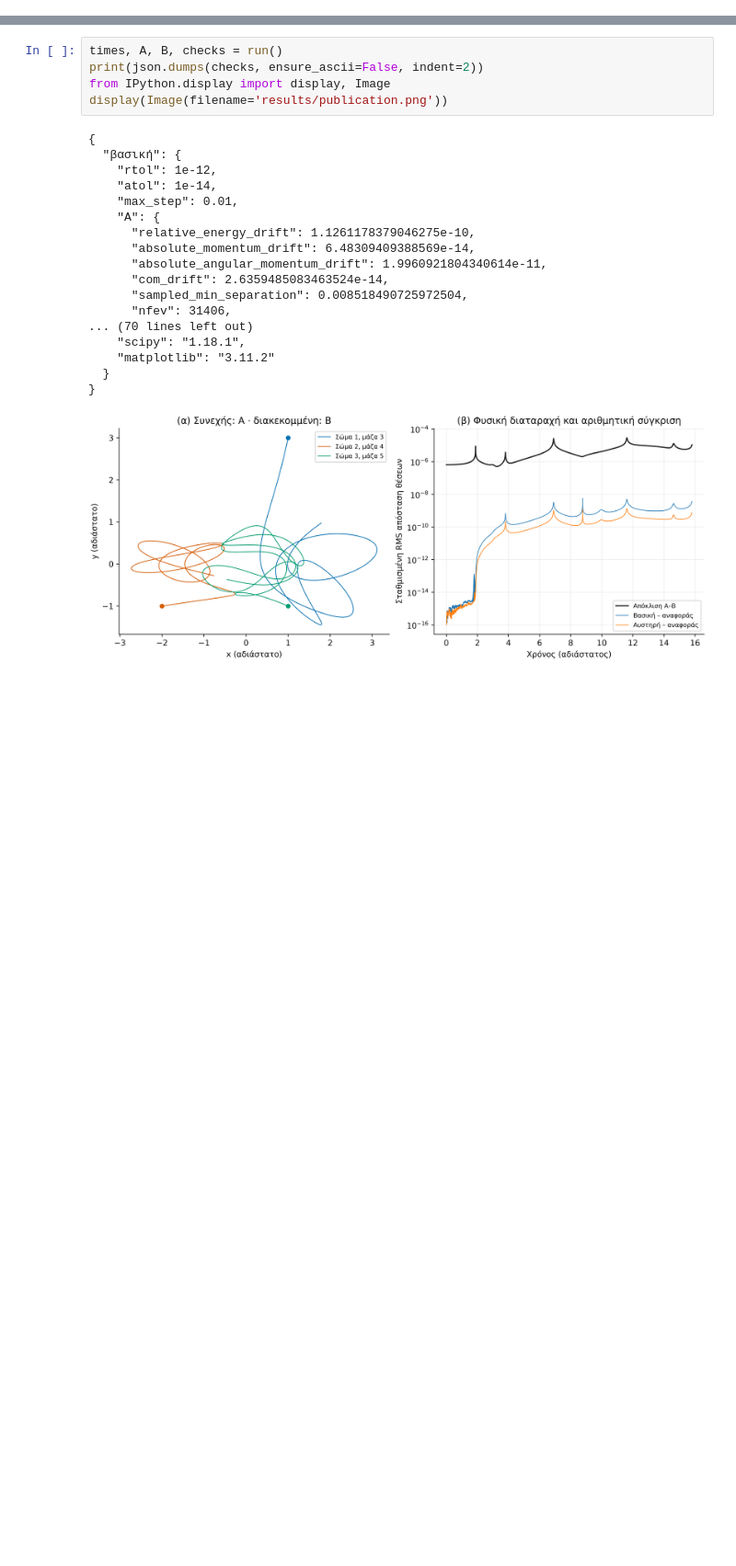
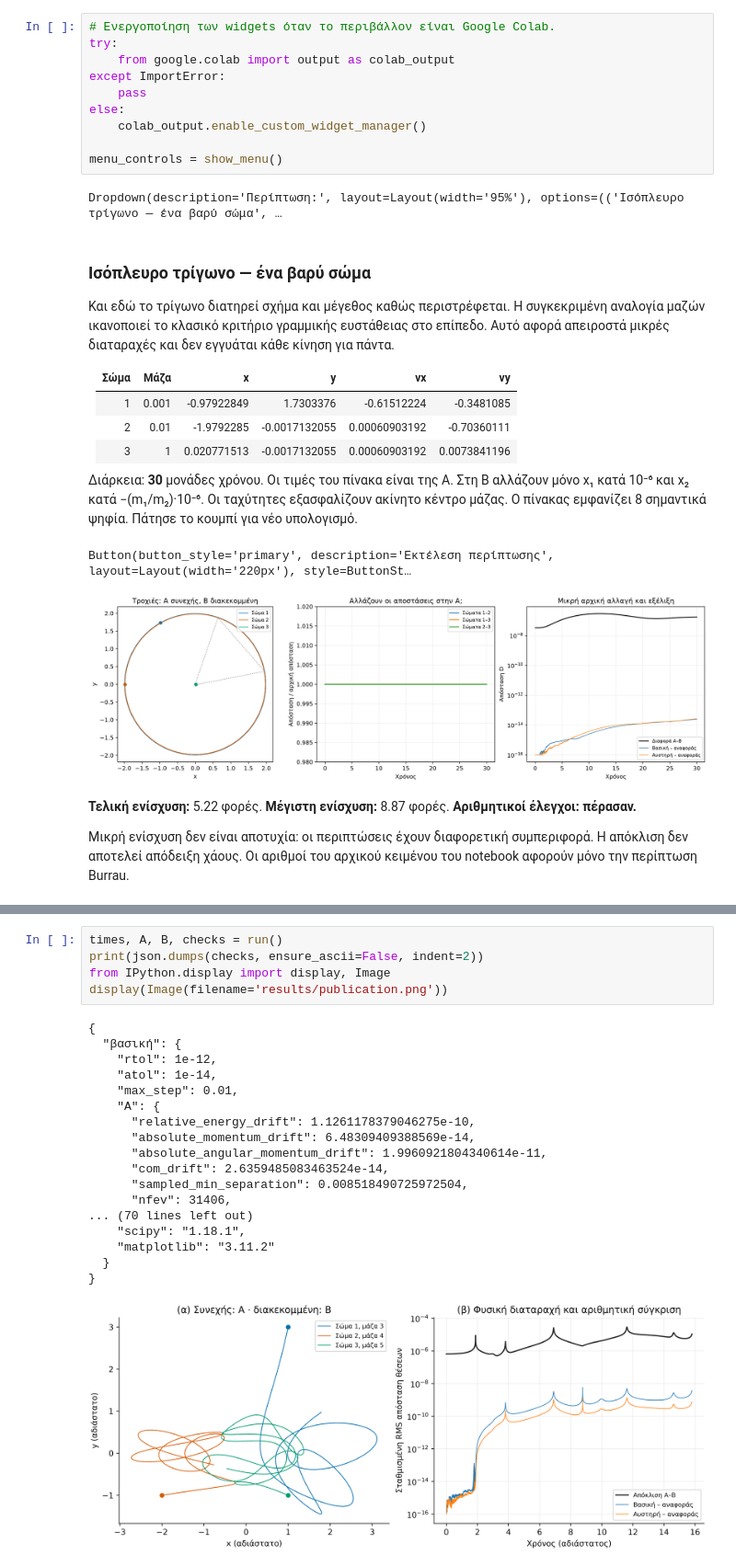
Before and after one commit to gkalemis/three-body-experiment, a Jupyter notebook: three_body.ipynb, the cells around one changed output, grey strips where cells are left out. Shown at 92% size. Saved outputs shown, nothing was run; the diff lists cells and outputs as text; blank space fills up the shorter version.

```diff
--- a/three_body.ipynb
+++ b/three_body.ipynb
@@ -231,0 +483,28 @@ def plot(t, a, b, delta, differences, out):
+# %%
+# Ενεργοποίηση των widgets όταν το περιβάλλον είναι Google Colab.
+try:
+    from google.colab import output as colab_output
+except ImportError:
+    pass
+else:
+    colab_output.enable_custom_widget_manager()
+
+menu_controls = show_menu()
+# %% [output]
+Dropdown(description='Περίπτωση:', layout=Layout(width='95%'), options=(('Ισόπλευρο τρίγωνο — ένα βαρύ σώμα', …
+### Ισόπλευρο τρίγωνο — ένα βαρύ σώμα
+
+Και εδώ το τρίγωνο διατηρεί σχήμα και μέγεθος καθώς περιστρέφεται. Η συγκεκριμένη αναλογία μαζών ικανοποιεί το κλασικό κριτήριο γραμμικής ευστάθειας στο επίπεδο. Αυτό αφορά απειροστά μικρές διαταραχές και δεν εγγυάται κάθε κίνηση για πάντα.
+
+| Σώμα | Μάζα | x | y | vx | vy |
+|---|---:|---:|---:|---:|---:|
+| 1 | 0.001 | -0.97922849 | 1.7303376 | -0.61512224 | -0.3481085 |
+| 2 | 0.01 | -1.9792285 | -0.0017132055 | 0.00060903192 | -0.70360111 |
+| 3 | 1 | 0.020771513 | -0.0017132055 | 0.00060903192 | 0.0073841196 |
+
+Διάρκεια: **30** μονάδες χρόνου. Οι τιμές του πίνακα είναι της Α. Στη Β αλλάζουν μόνο x₁ κατά 10⁻⁶ και x₂ κατά −(m₁/m₂)·10⁻⁶. Οι ταχύτητες εξασφαλίζουν ακίνητο κέντρο μάζας. Ο πίνακας εμφανίζει 8 σημαντικά ψηφία. Πάτησε το κουμπί για νέο υπολογισμό.
+Button(button_style='primary', description='Εκτέλεση περίπτωσης', layout=Layout(width='220px'), style=ButtonSt…
+[figure, added]
+**Τελική ενίσχυση:** 5.22 φορές. **Μέγιστη ενίσχυση:** 8.87 φορές. **Αριθμητικοί έλεγχοι: πέρασαν.**
+
+Μικρή ενίσχυση δεν είναι αποτυχία: οι περιπτώσεις έχουν διαφορετική συμπεριφορά. Η απόκλιση δεν αποτελεί απόδειξη χάους. Οι αριθμοί του αρχικού κειμένου του notebook αφορούν μόνο την περίπτωση Burrau.
```
Also changed, not shown: parts of 8 cells of this notebook, 20 other files.
